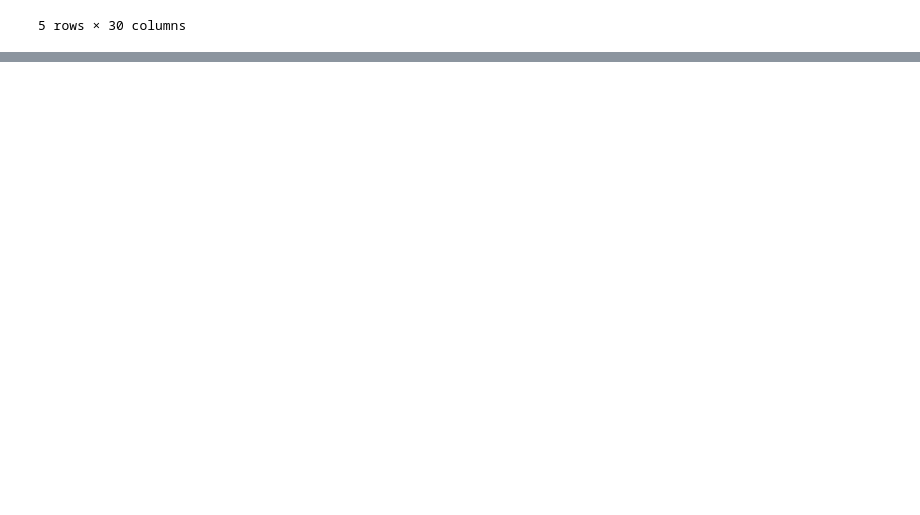
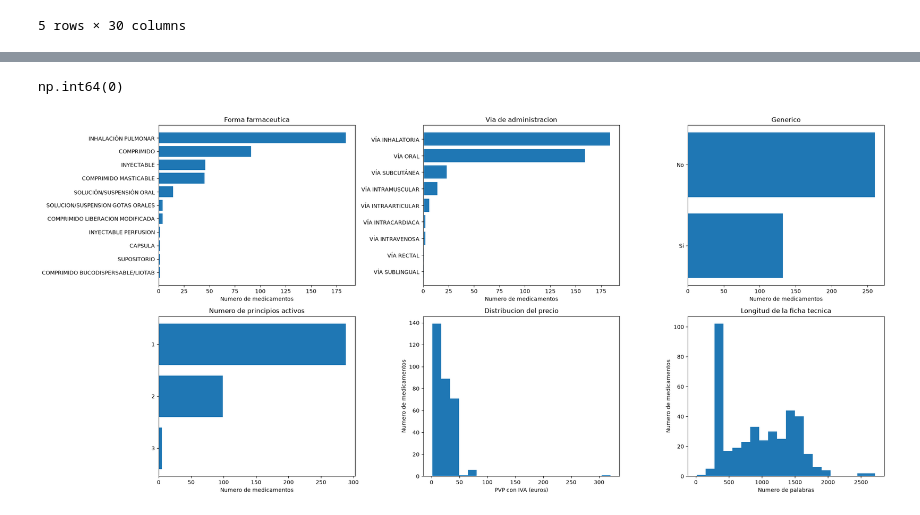
Before and after one commit to alvarofernandezsanchez/proyecto-asma, a Jupyter notebook: src/proyecto_asma/eda.ipynb, the cells around one changed output, grey strips where cells are left out. Saved outputs shown, nothing was run; the diff lists cells and outputs as text; code cells hidden in the pictures; blank space fills up the shorter version.

```diff
--- a/src/proyecto_asma/eda.ipynb
+++ b/src/proyecto_asma/eda.ipynb
@@ -51,0 +72,36 @@ df.tail()
+# %%
+df.duplicated().sum()
+# %% [output]
+np.int64(0)
+# %%
+fig, axes = plt.subplots(2, 3, figsize=(22, 10))
+
+categoricas = [
+    ("formaFarmaceuticaSimplificada", "Forma farmaceutica"),
+    ("viasAdministracion", "Via de administracion"),
+    ("generico", "Generico"),
+    ("num_principios_activos", "Numero de principios activos"),
+]
+
+for ax, (columna, titulo) in zip(axes.flat, categoricas):
+    frecuencias = df[columna].value_counts().sort_values()
+    etiquetas = frecuencias.index.astype(str)
+    if columna == "generico":
+        etiquetas = frecuencias.index.map({True: "Si", False: "No"})
+    ax.barh(etiquetas, frecuencias.values)
+    ax.set_title(titulo)
+    ax.set_xlabel("Numero de medicamentos")
+
+for ax, columna, titulo, unidad in [
+    (axes[1, 1], "pvp_iva", "Distribucion del precio", "PVP con IVA (euros)"),
+    (axes[1, 2], "n_palabras", "Longitud de la ficha tecnica", "Numero de palabras"),
+]:
+    ax.hist(df[columna].dropna(), bins=20)
+    ax.set_title(titulo)
+    ax.set_xlabel(unidad)
+    ax.set_ylabel("Numero de medicamentos")
+
+plt.tight_layout()
+plt.show()
+# %% [output]
+[figure, added]
```
Also changed, not shown: parts of 1 cell of this notebook.
